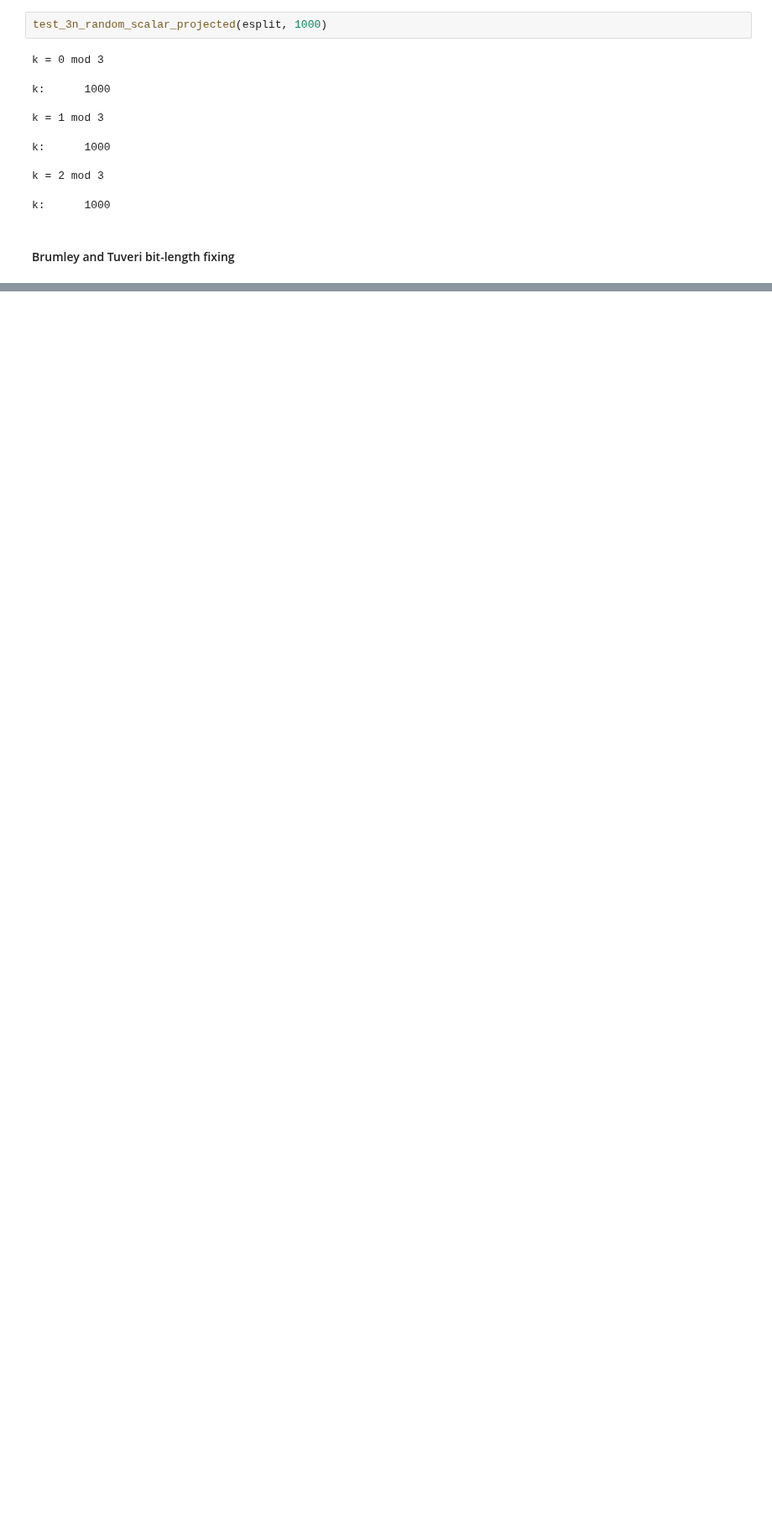
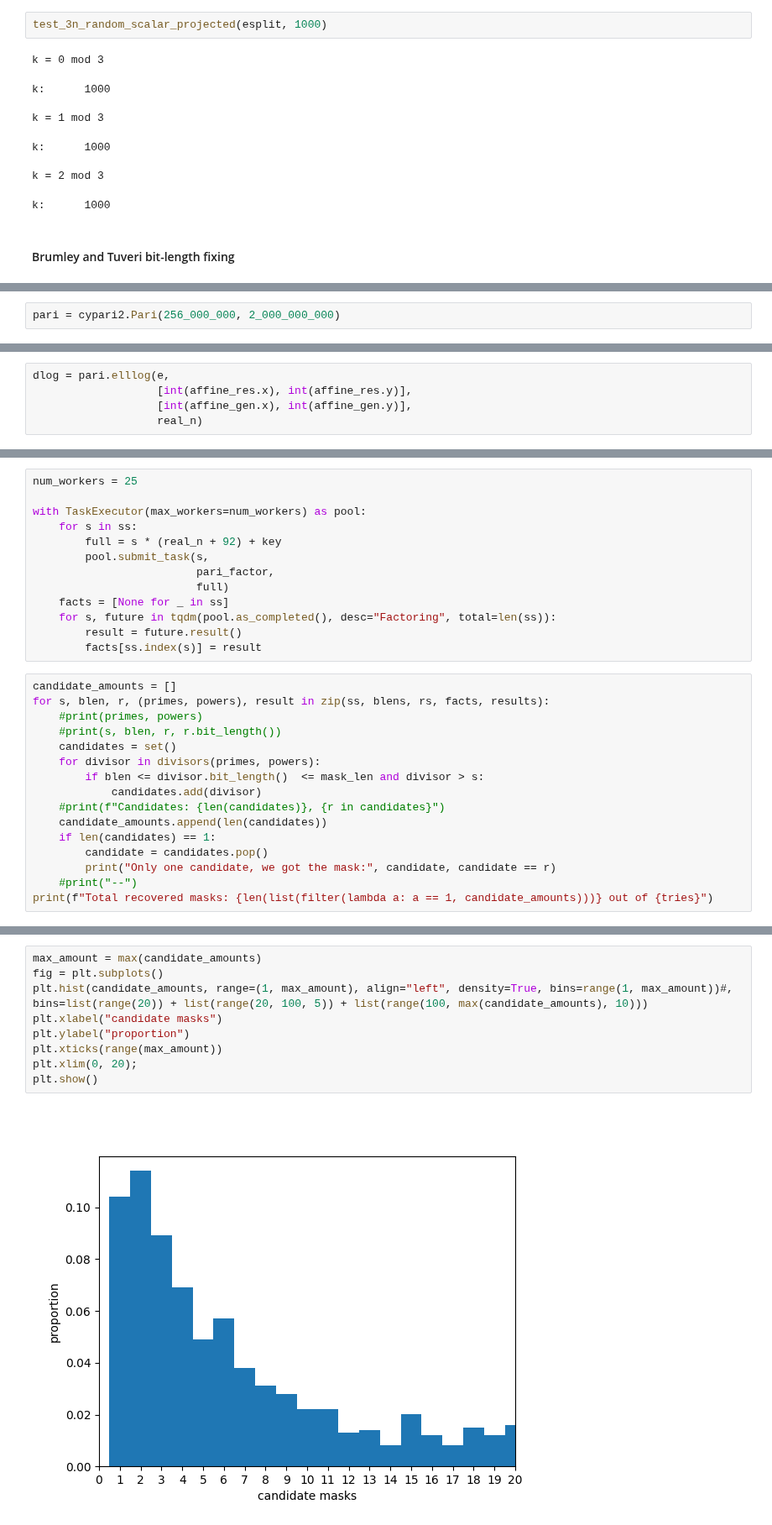
Before and after one commit to crocs-muni/ECTester, a Jupyter notebook: epare/countermeasures.ipynb, the cells around one changed output, grey strips where cells are left out. Shown at 84% size. Cells and saved outputs as stored; diff of their text form; blank space fills up the shorter version.

Commit message:
Add new mask recovery techniques.

```diff
--- a/epare/countermeasures.ipynb
+++ b/epare/countermeasures.ipynb
@@ -266,0 +277,2 @@ k + 2n: 963
+# %%
+pari = cypari2.Pari(256_000_000, 2_000_000_000)
@@ -266,0 +317,5 @@ k + 2n: 963
+# %%
+dlog = pari.elllog(e,
+                   [int(affine_res.x), int(affine_res.y)],
+                   [int(affine_gen.x), int(affine_gen.y)],
+                   real_n)
@@ -266,0 +410,29 @@ k + 2n: 963
+# %%
+num_workers = 25
+
+with TaskExecutor(max_workers=num_workers) as pool:
+    for s in ss:
+        full = s * (real_n + 92) + key
+        pool.submit_task(s,
+                         pari_factor,
+                         full)
+    facts = [None for _ in ss]
+    for s, future in tqdm(pool.as_completed(), desc="Factoring", total=len(ss)):
+        result = future.result()
+        facts[ss.index(s)] = result
+# %%
+candidate_amounts = []
+for s, blen, r, (primes, powers), result in zip(ss, blens, rs, facts, results):
+    #print(primes, powers)
+    #print(s, blen, r, r.bit_length())
+    candidates = set()
+    for divisor in divisors(primes, powers):
+        if blen <= divisor.bit_length()  <= mask_len and divisor > s:
+            candidates.add(divisor)
+    #print(f"Candidates: {len(candidates)}, {r in candidates}")
+    candidate_amounts.append(len(candidates))
+    if len(candidates) == 1:
+        candidate = candidates.pop()
+        print("Only one candidate, we got the mask:", candidate, candidate == r)
+    #print("--")
+print(f"Total recovered masks: {len(list(filter(lambda a: a == 1, candidate_amounts)))} out of {tries}")
@@ -266,0 +457,11 @@ k + 2n: 963
+# %%
+max_amount = max(candidate_amounts)
+fig = plt.subplots()
+plt.hist(candidate_amounts, range=(1, max_amount), align="left", density=True, bins=range(1, max_amount))#, bins=list(range(20)) + list(range(20, 100, 5)) + list(range(100, max(candidate_amounts), 10)))
+plt.xlabel("candidate masks")
+plt.ylabel("proportion")
+plt.xticks(range(max_amount))
+plt.xlim(0, 20);
+plt.show()
+# %% [output]
+[figure, added]
```
Also changed, not shown: parts of 24 cells of this notebook.
